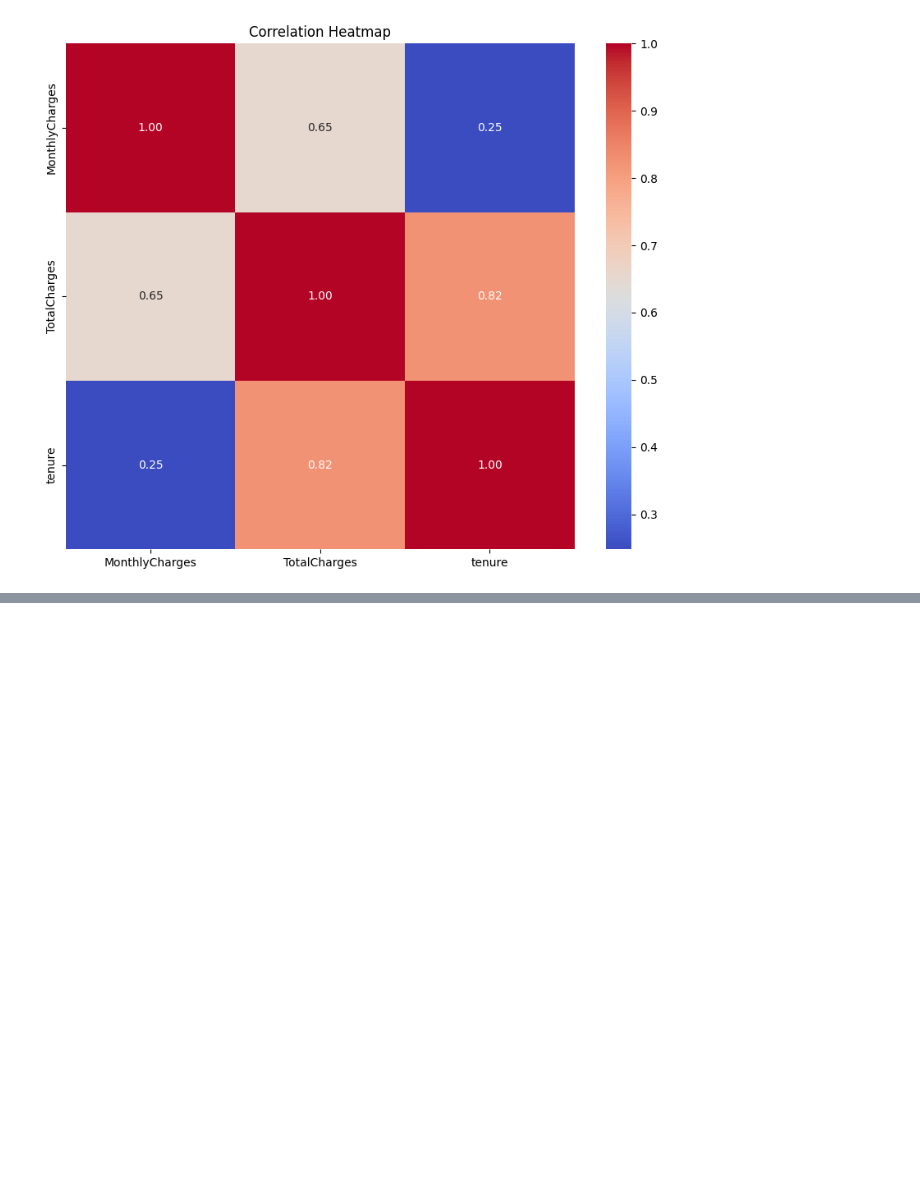
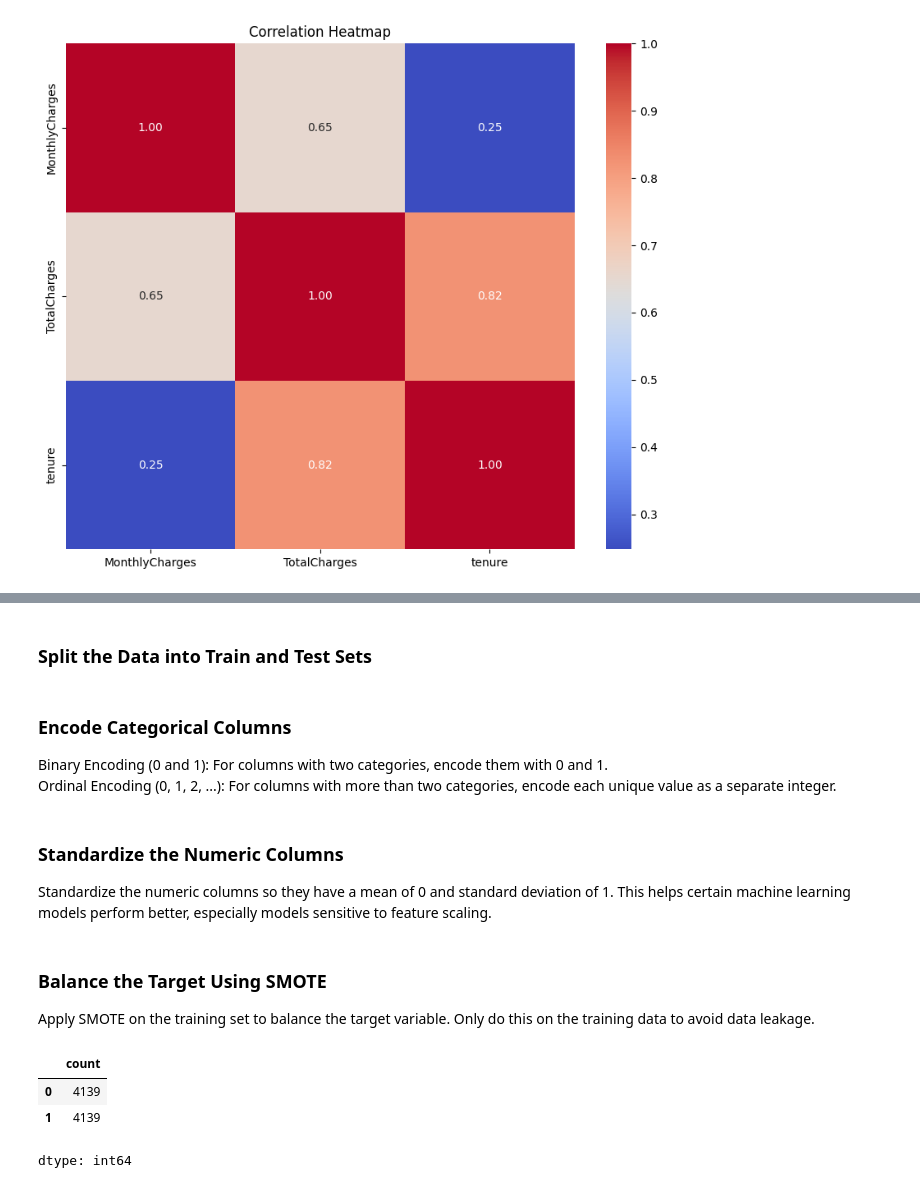
Before and after one commit to temesgen0/Customer_Churn_Prediction, a Jupyter notebook: ChurnCustomers.ipynb, the cells around one changed output, grey strips where cells are left out. Cells and saved outputs as stored; diff of their text form; code cells hidden in the pictures; blank space fills up the shorter version.

```diff
--- a/ChurnCustomers.ipynb
+++ b/ChurnCustomers.ipynb
@@ -456,0 +523,50 @@ plt.show()
+# %% [markdown]
+### Split the Data into Train and Test Sets
+# %%
+# Split the data into train and test sets
+X_train, X_test, y_train, y_test = train_test_split(X, y, test_size=0.2, random_state=42, stratify=y)
+# %% [markdown]
+### Encode Categorical Columns
+Binary Encoding (0 and 1): For columns with two categories, encode them with 0 and 1.
+Ordinal Encoding (0, 1, 2, ...): For columns with more than two categories, encode each unique value as a separate integer.
+# %%
+# Define categorical columns
+binary_columns = ['gender', 'SeniorCitizen', 'Partner', 'Dependents', 'PhoneService', 'PaperlessBilling']  # Example binary columns
+multi_category_columns = ['MultipleLines', 'InternetService', 'OnlineSecurity', 'OnlineBackup',
+                          'DeviceProtection', 'TechSupport', 'StreamingTV', 'StreamingMovies',
+                          'Contract', 'PaymentMethod']  # Example multi-category columns
+
+# Binary encoding
+label_encoder = LabelEncoder()
+for col in binary_columns:
+    X_train[col] = label_encoder.fit_transform(X_train[col])
+    X_test[col] = label_encoder.transform(X_test[col])
+
+# Multi-category encoding
+for col in multi_category_columns:
+    X_train[col] = X_train[col].astype('category').cat.codes
+    X_test[col] = X_test[col].astype('category').cat.codes
+# %%
+# Encode the 'Churn' column in y_train and y_test
+label_encoder = LabelEncoder()
+y_train = label_encoder.fit_transform(y_train)  # Fit and transform on the training set
+y_test = label_encoder.transform(y_test)        # Transform on the test set only
+# %% [markdown]
+ ### Standardize the Numeric Columns
+Standardize the numeric columns so they have a mean of 0 and standard deviation of 1. This helps certain machine learning models perform better, especially models sensitive to feature scaling.
+# %% [markdown]
+### Balance the Target Using SMOTE
+Apply SMOTE on the training set to balance the target variable. Only do this on the training data to avoid data leakage.
+# %%
+# Applying SMOTE to the training data
+smote = SMOTE(random_state=42)
+X_train, y_train = smote.fit_resample(X_train, y_train)
+# %%
+# If y_train is an array, convert it to a pandas Series to use value_counts()
+y_train_series = pd.Series(y_train)
+y_train_series.value_counts()
+# %% [output]
+|  | count |
+| 0 | 4139 |
+| 1 | 4139 |
+dtype: int64
```
Also changed, not shown: parts of 15 cells of this notebook.
